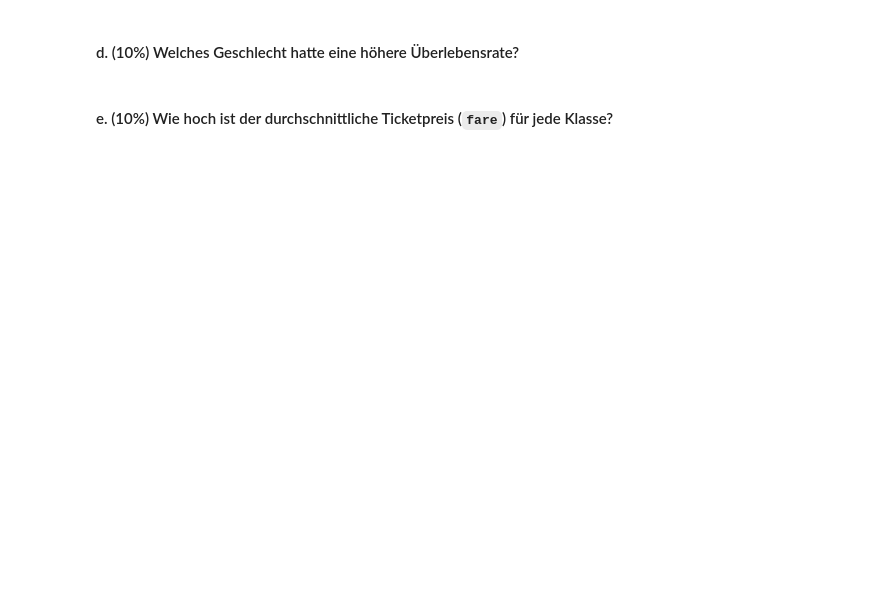
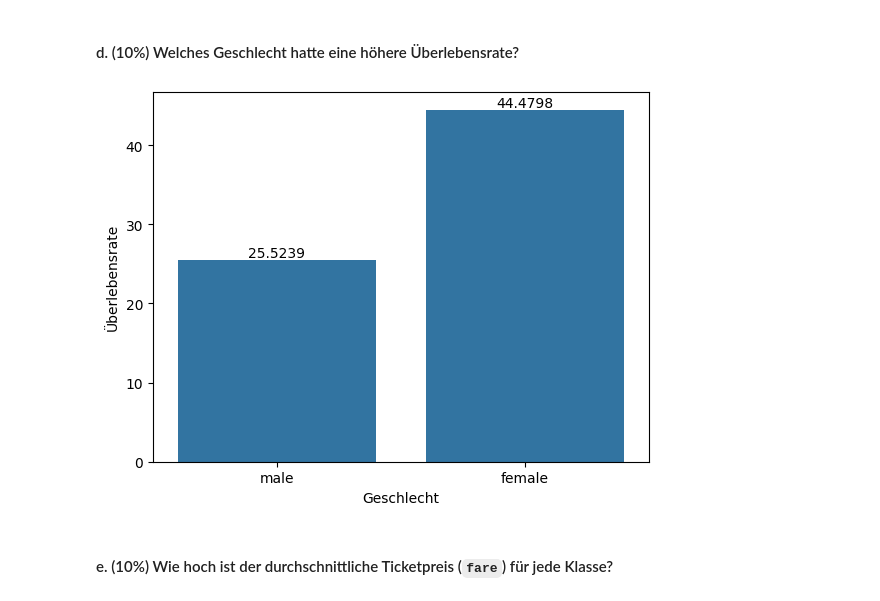
Before and after one commit to dfgsteam/data-science_basics, a Jupyter notebook: week04/Exercise.ipynb, the cells around one changed output. Cells and saved outputs as stored; diff of their text form; code cells hidden in the pictures; blank space fills up the shorter version.

```diff
--- a/week04/Exercise.ipynb
+++ b/week04/Exercise.ipynb
@@ -143,4 +237,17 @@ Tipp: Nützliche Befehle sind `sed`, `head` und `tail`.
 # %% [markdown]
 #### d. (10%) Welches Geschlecht hatte eine höhere Überlebensrate?
+# %%
+# Plotten der durchschnittliche Ticketpreise pro Klasse
+ax = sns.barplot(data=df, x='sex', y='fare', errorbar=None)
+
+# Beschriften der Achsen und des Titels
+plt.xlabel('Geschlecht')
+plt.ylabel('Überlebensrate')
+ax.bar_label(ax.containers[0])
+
+# Anzeigen des Plots
+plt.show()
+# %% [output]
+[figure, added]
 # %% [markdown]
 #### e. (10%) Wie hoch ist der durchschnittliche Ticketpreis (`fare`) für jede Klasse?
```
Also changed, not shown: parts of 7 cells of this notebook.
